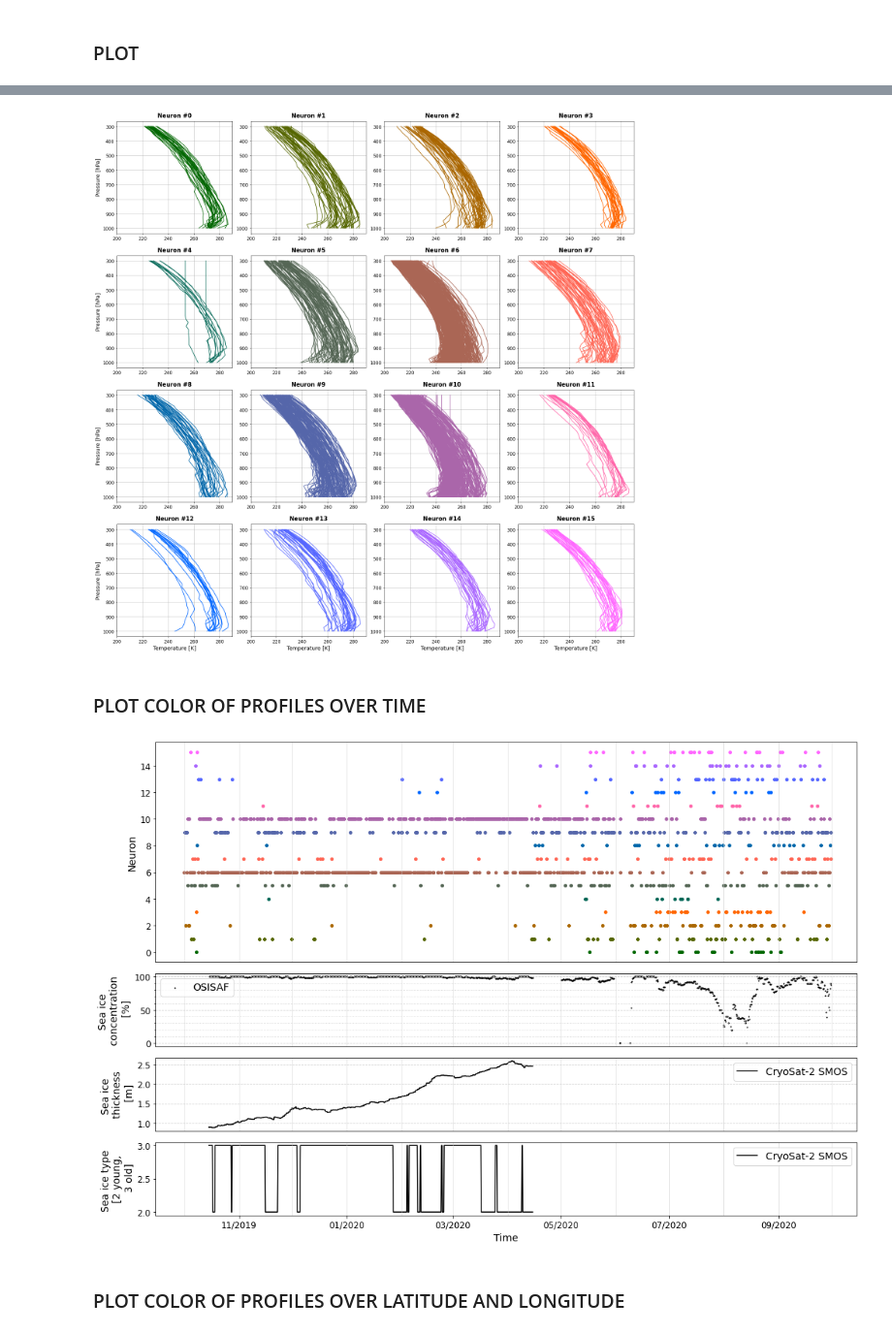
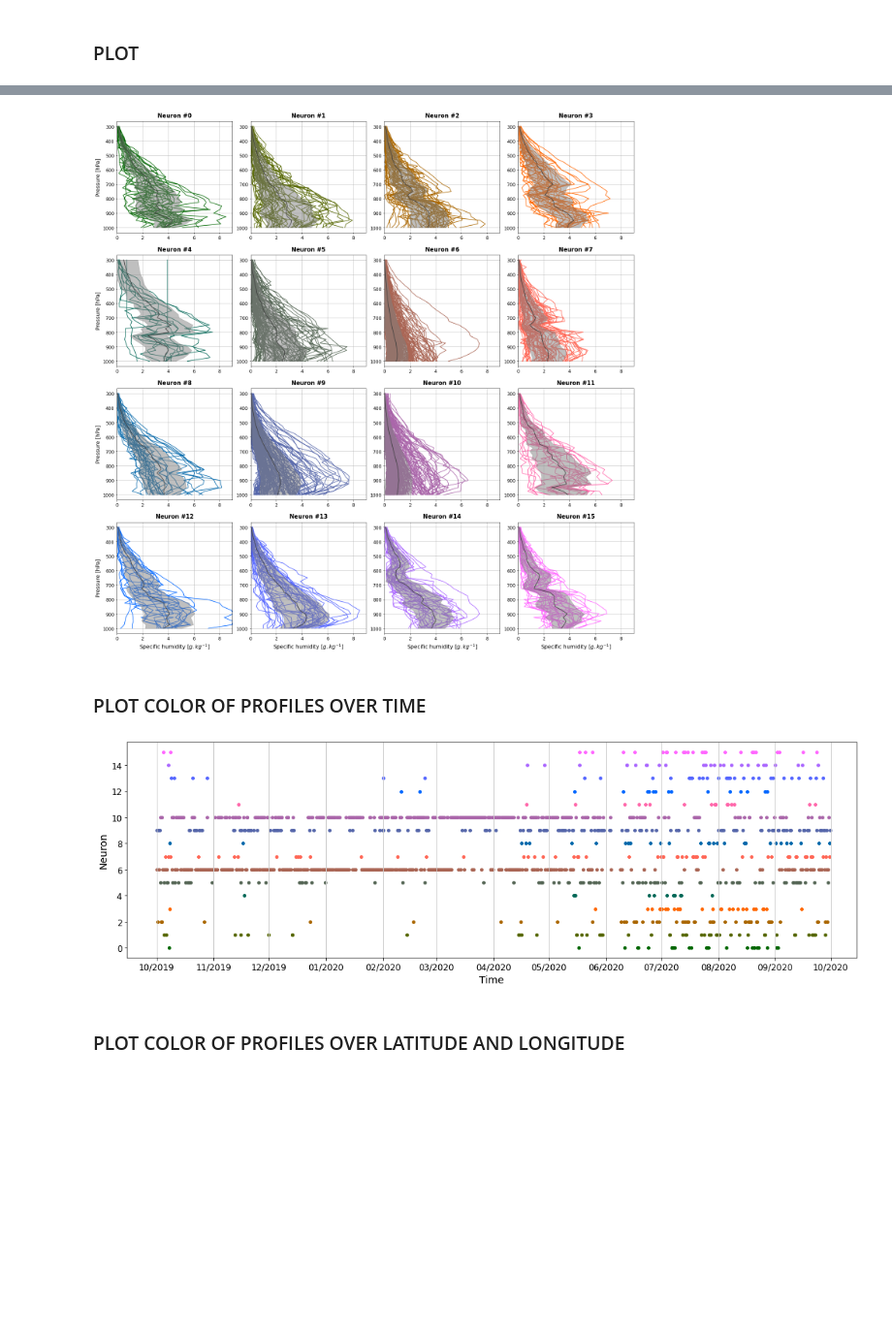
Before and after one commit to charrelju/M1_Internship_MET_Norway, a Jupyter notebook: ERA5_MOSAIC_SOM_SH.ipynb, the cells around one changed output, grey strips where cells are left out. Shown at 97% size. Cells and saved outputs as stored; diff of their text form; code cells hidden in the pictures; blank space fills up the shorter version.

```diff
--- a/ERA5_MOSAIC_SOM_SH.ipynb
+++ b/ERA5_MOSAIC_SOM_SH.ipynb
@@ -134,4 +134,4 @@ def train_som(x, y, input_len, sigma, learning_rate):
 
     return som
 # %%
-som = train_som(x, y, input_len, sigma, learning_rate)
+#som = train_som(x, y, input_len, sigma, learning_rate)
@@ -312,6 +331,8 @@ blue = np.linspace(0,1,4)
 n=0
 for i in range(0,x) :
      for j in range(0,y) :
+        neuron_name = 'neuron_'+str(i)+'_'+str(j)
+        axs[i,j].fill_betweenx(pres, std_min_neuron_list[neuron_name], std_max_neuron_list[neuron_name], alpha = 0.7, edgecolor='grey', facecolor='grey', zorder=3)
         for p in range(len(win_map[(i,j)])) :
             axs[i,j].plot(win_map[(i,j)][p], pres, color=(red[j], 0.4, blue[i]))
         axs[i,j].plot(neuron_weights[i][j], pres, 'k')
@@ -349,31 +406,34 @@ fig, axs = plt.subplots(x,y,figsize=(20,20))
 red = np.linspace(0,1,4)
 blue = np.linspace(0,1,4)
 
-for p in range(0,len(mosaic_temp)) :
+for p in range(0,len(corresponding_data)) :
     i = winner_list[p][0]
     j = winner_list[p][1]
-    axs[i,j].plot(mosaic_temp[p], pres, color=(red[j], 0.4, blue[i]))
-    axs[i,j].set_xlim(200,290)
+    axs[i,j].plot(corresponding_data[p], pres, color=(red[j], 0.4, blue[i]))
+    axs[i,j].set_xlim(0,9)
 
 n=0
 for i in range(0,x) :
      for j in range(0,y) :
+        neuron_name = 'neuron_'+str(i)+'_'+str(j)
+        axs[i,j].plot(mean_neuron_list[neuron_name], pres, color='k') # a changer
+        axs[i,j].fill_betweenx(pres, std_min_neuron_list[neuron_name], std_max_neuron_list[neuron_name], alpha = 0.5, edgecolor='grey', facecolor='grey', zorder=3)
         axs[i,j].invert_yaxis()
         axs[i,j].grid()
         axs[i,j].set_title('Neuron #'+str(n), pad=10, weight='bold')
         if j==0 :
             axs[i,j].set_ylabel('Pressure [hPa]')
         if i>2 :
-            axs[i,j].set_xlabel('Temperature [K]')
+            axs[i,j].set_xlabel('Specific humidity [$g.kg^{-1}$]')
         n=n+1
 
 fig.tight_layout()
 fig.subplots_adjust(hspace=0.2)
 
 path_fig = '/lustre/storeB/users/justinec/master_internship/figures/era5_mosaic_SOM/'
-plt.savefig(path_fig+'ERA5_MOSAIC_bias_sh_corresponding_temp_mosaic_'+str(x*y)+'_s'+str(sigma)+'_lt'+str(learning_rate)+'_i'+str(iterations)+'_SOM.png',dpi=300, facecolor='white', transparent=False)
+plt.savefig(path_fig+'ERA5_MOSAIC_bias_sh_corresponding_sh_mosaic_'+str(x*y)+'_s'+str(sigma)+'_lt'+str(learning_rate)+'_i'+str(iterations)+'_SOM.png',dpi=300, facecolor='white', transparent=False)
 # %% [output]
-[figure, old version]
+[figure, new version]
 # %% [markdown]
 ### PLOT COLOR OF PROFILES OVER TIME
 # %%
@@ -406,53 +456,29 @@ df = df.set_index('date')
 # %%
-from matplotlib.ticker import (AutoMinorLocator, MultipleLocator)
-fig, axs = plt.subplots(4,1,figsize=(15,10),gridspec_kw={'height_ratios': [3, 1, 1,1]})
+fig = plt.figure(figsize=(15,5))
+ax = fig.add_subplot(111)
 n=0 ; count=0
 for i in range(0,x):
     for j in range(0,y):
         neuron_name = 'neuron_'+str(i)+'_'+str(j)
         for p in range(0,len(time_neuron_list[neuron_name])) :
-            axs[0].scatter(time_neuron_list[neuron_name][p][0], [n], s=15, color=(red[j], 0.4, blue[i]))
+            plt.scatter(time_neuron_list[neuron_name][p][0], [n], s=15, color=(red[j], 0.4, blue[i]))
             count=count+1
         n=n+1
-axs[0].set_ylabel('Neuron')
-axs[0].set_xlim([datetime.date(2019, 9, 15), datetime.date(2020, 10, 15)])
-axs[0].set_xticks([])
-
-axs[1].scatter(df.index, df['sea_ice_concentration_osi[%]'], s=1, color='k', label='OSISAF')
-axs[1].set_ylabel('Sea ice \n concentration \n [%]')
-axs[1].set_xlim([datetime.date(2019, 9, 15), datetime.date(2020, 10, 15)])
-axs[1].set_xticks([])
-axs[1].legend(fontsize='14')
-axs[1].yaxis.set_minor_locator(AutoMinorLocator(5))
-axs[1].yaxis.grid(which='major', color='#CCCCCC', linestyle='--')
-axs[1].yaxis.grid(which='minor', color='#CCCCCC', linestyle=':')
-
-axs[2].plot(df.index, df['sea_ice_thickness[m]'], 'k', label='CryoSat-2 SMOS')
-axs[2].set_xlim([datetime.date(2019, 9, 15), datetime.date(2020, 10, 15)])
-axs[2].set_ylabel('Sea ice \n thickness \n [m]')
-axs[2].set_xticks([])
-axs[2].legend(fontsize='14')
-axs[2].yaxis.set_minor_locator(AutoMinorLocator(0.1))
-axs[2].yaxis.grid(which='major', color='#CCCCCC', linestyle='--')
-axs[2].yaxis.grid(which='minor', color='#CCCCCC', linestyle=':')
-
-axs[3].plot(df.index, df['sea_ice_type[2 young, 3 old]'], 'k', label='CryoSat-2 SMOS')
-axs[3].set_xlim([datetime.date(2019, 9, 15), datetime.date(2020, 10, 15)])
-axs[3].set_ylabel('Sea ice type \n [2 young, \n 3 old]')
-axs[3].xaxis.set_major_formatter(dates.DateFormatter('%m/%Y'))
-axs[3].set_xlabel('Time')
-axs[3].legend(fontsize='14')
-
+plt.ylabel('Neuron')
+plt.xlabel('Time')
+plt.xlim([datetime.date(2019, 9, 15), datetime.date(2020, 10, 15)])
+ax.xaxis.set_major_formatter(dates.DateFormatter('%m/%Y'))
+ax.xaxis.set_major_locator(dates.MonthLocator())
 months_date = pd.date_range('2019-09-01','2020-11-01' , freq='1M')-pd.offsets.MonthBegin(1)
 for i in range(0,4) :
-    for j in range(0,14) :
-        axs[i].axvline(months_date[j], color='#CCCCCC', linestyle='-', linewidth='0.5')
+    for j in range(0,len(months_date)) :
+        plt.axvline(months_date[j], color='#CCCCCC', linestyle='-', linewidth='0.5')
 
 fig.tight_layout()
 path_fig = '/lustre/storeB/users/justinec/master_internship/figures/era5_mosaic_SOM/'
 plt.savefig(path_fig+'ERA5_MOSAIC_bias_sh_'+str(x*y)+'_s'+str(sigma)+'_lt'+str(learning_rate)+'_i'+str(iterations)+'_timeserie.png',dpi=300, facecolor='white', transparent=False)
 # %% [output]
-[figure, old version]
+[figure, new version]
 # %% [markdown]
 ### PLOT COLOR OF PROFILES OVER LATITUDE AND LONGITUDE
 # %%
```
Also changed, not shown: parts of 6 cells of this notebook, 2 other files.
